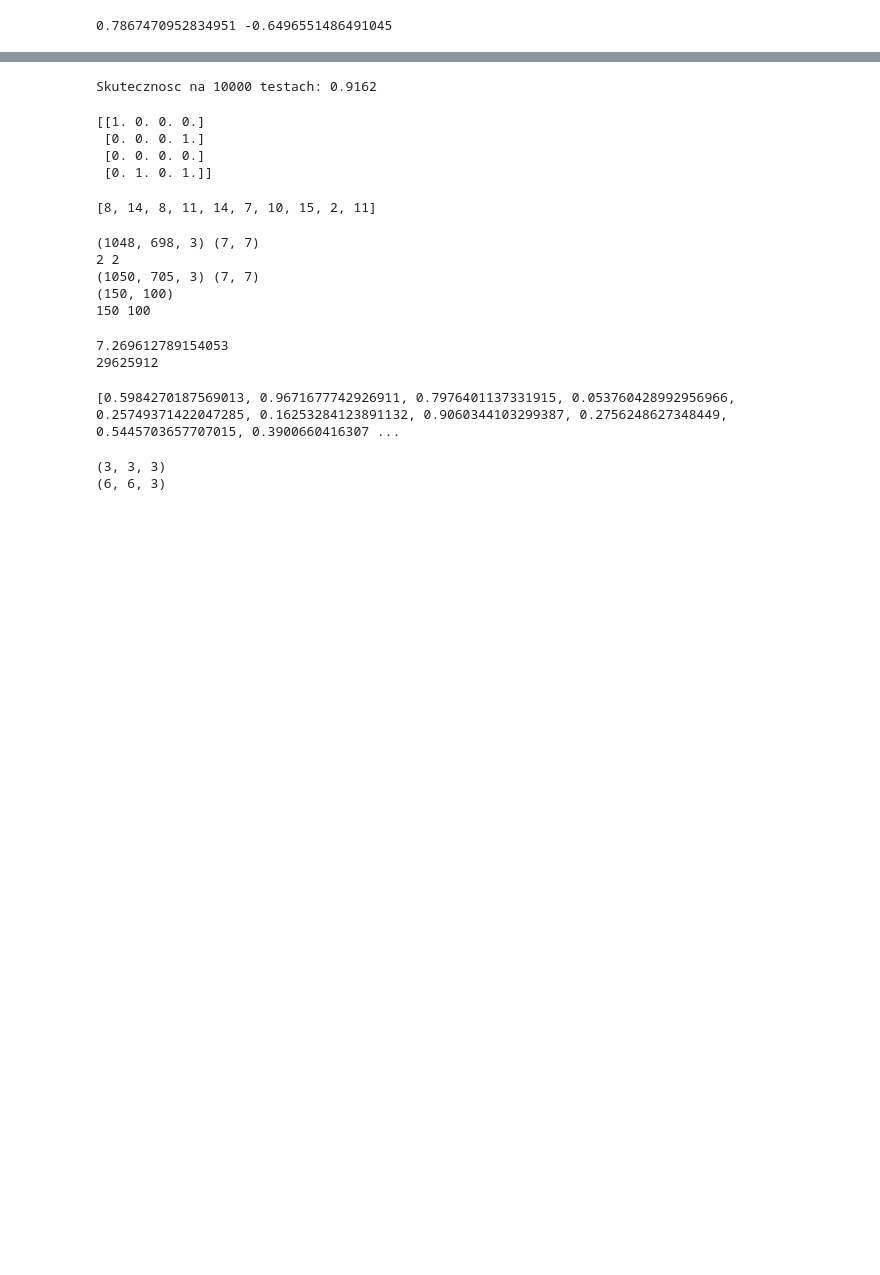
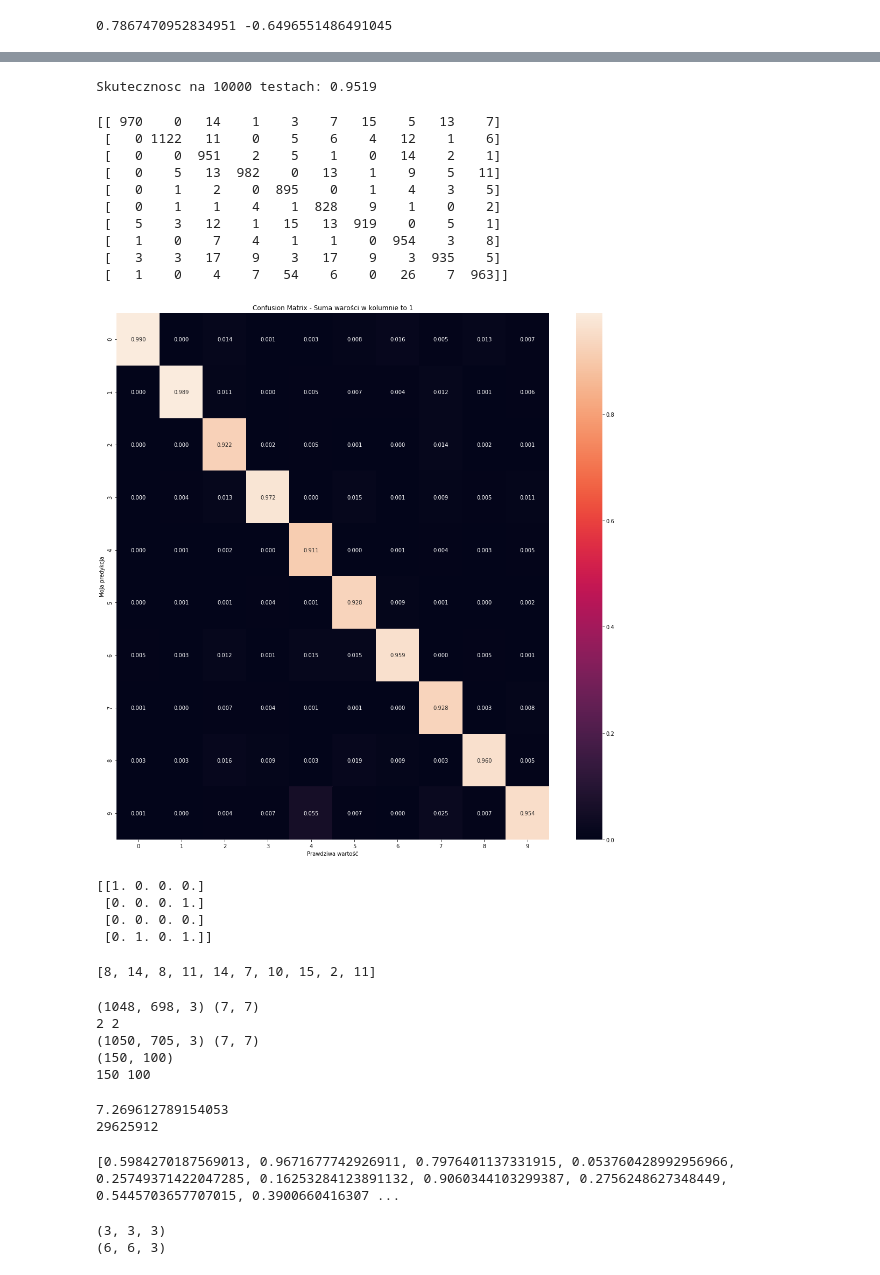
Before and after one commit to JonothorDarry/MaszynLyrn, a Jupyter notebook: Conv NN.ipynb, the cells around one changed output, grey strips where cells are left out. Cells and saved outputs as stored; diff of their text form; code cells hidden in the pictures; blank space fills up the shorter version.

```diff
--- a/Conv NN.ipynb
+++ b/Conv NN.ipynb
@@ -326,6 +328,7 @@ plt.show()
 # %%
 num=10000
 won=0
+dp2=np.zeros((10,10), dtype='int64')
 
 for jj in range(num):
     img=testX[jj]
@@ -378,10 +381,45 @@ for jj in range(num):
             mxi=i
     if (mxi==testy[jj]):
         won+=1
+
+    dp2[mxi,testy[jj]]+=1
     #print(mxi, testy[jj])
 print('Skutecznosc na {} testach: {}'.format(num, won/num))
 # %% [output]
-Skutecznosc na 10000 testach: 0.9162
+Skutecznosc na 10000 testach: 0.9519
+# %%
+dk2=dp2*0
+dk2=dk2.astype('float64')
+liss=[0]*10
+for i in range(dp2.shape[1]):
+    liss[i]=sum(dp2[:,i])
+
+for j in range(dk2.shape[1]):
+    for i in range(dk2.shape[0]):
+        dk2[i,j]=dp2[i,j]/liss[j]
+
+
+print(dp2)
+
+
+fig,ax=plt.subplots(1, 1, figsize=(18,18))
+sns.heatmap(dk2, ax=ax, annot=True, fmt='.3f')
+ax.set_xlabel('Prawdziwa wartość')
+ax.set_ylabel('Moja predykcja')
+ax.set_title('Confusion Matrix - Suma warości w kolumnie to 1')
+plt.show()
+# %% [output]
+[[ 970    0   14    1    3    7   15    5   13    7]
+ [   0 1122   11    0    5    6    4   12    1    6]
+ [   0    0  951    2    5    1    0   14    2    1]
+ [   0    5   13  982    0   13    1    9    5   11]
+ [   0    1    2    0  895    0    1    4    3    5]
+ [   0    1    1    4    1  828    9    1    0    2]
+ [   5    3   12    1   15   13  919    0    5    1]
+ [   1    0    7    4    1    1    0  954    3    8]
+ [   3    3   17    9    3   17    9    3  935    5]
+ [   1    0    4    7   54    6    0   26    7  963]]
+[figure, added]
 # %%
 ##Od tego miejsca śmieci do debugu
 ###
```
Also changed, not shown: parts of 2 cells of this notebook.
